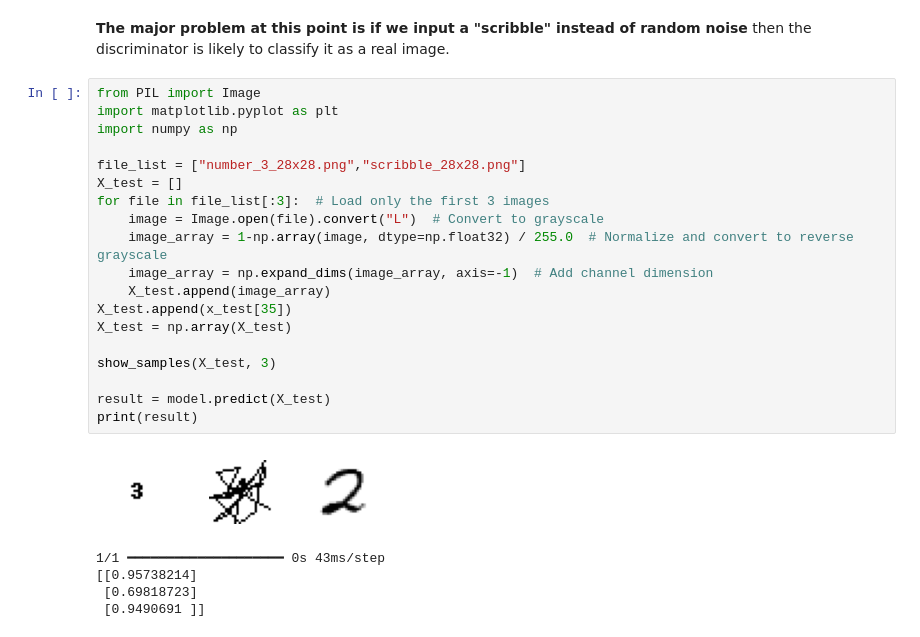
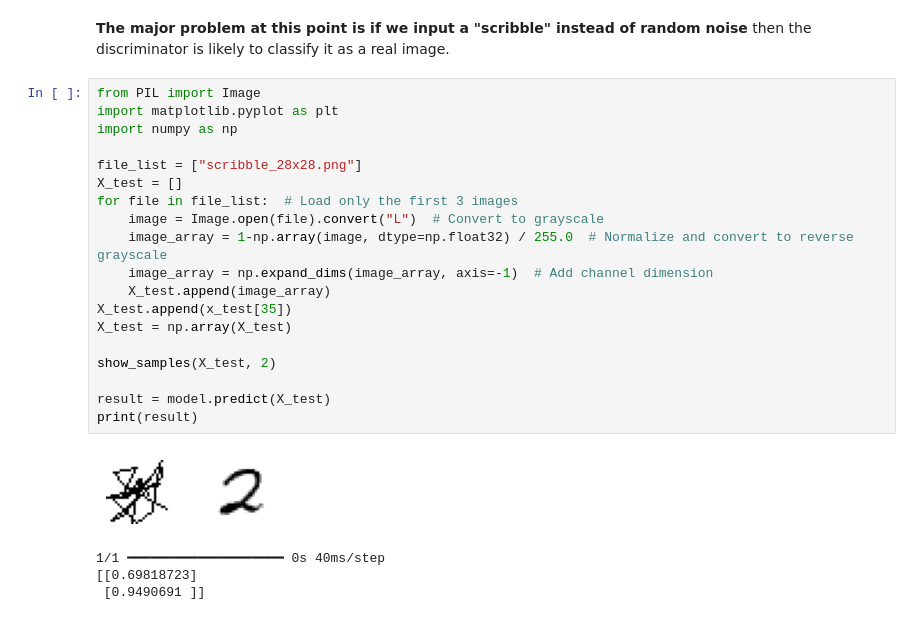
Before and after one commit to kartoone/cosc470, a Jupyter notebook: keras/mnist-GAN.ipynb, the cells around one changed output. Cells and saved outputs as stored; diff of their text form.

```diff
--- a/keras/mnist-GAN.ipynb
+++ b/keras/mnist-GAN.ipynb
@@ -215,25 +215,24 @@ print(correct)
 # %%
 from PIL import Image
 import matplotlib.pyplot as plt
 import numpy as np
 
-file_list = ["number_3_28x28.png","scribble_28x28.png"]
+file_list = ["scribble_28x28.png"]
 X_test = []
-for file in file_list[:3]:  # Load only the first 3 images
+for file in file_list:  # Load only the first 3 images
     image = Image.open(file).convert("L")  # Convert to grayscale
     image_array = 1-np.array(image, dtype=np.float32) / 255.0  # Normalize and convert to reverse grayscale
     image_array = np.expand_dims(image_array, axis=-1)  # Add channel dimension
     X_test.append(image_array)
 X_test.append(x_test[35])
 X_test = np.array(X_test)
 
-show_samples(X_test, 3)
+show_samples(X_test, 2)
 
 result = model.predict(X_test)
 print(result)
 # %% [output]
-[figure, old version]
+[figure, new version]
-1/1 ━━━━━━━━━━━━━━━━━━━━ 0s 43ms/step
-[[0.95738214]
- [0.69818723]
+1/1 ━━━━━━━━━━━━━━━━━━━━ 0s 40ms/step
+[[0.69818723]
  [0.9490691 ]]
```
